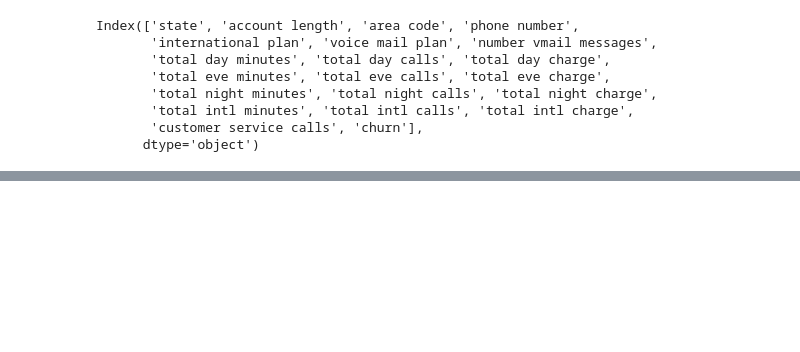
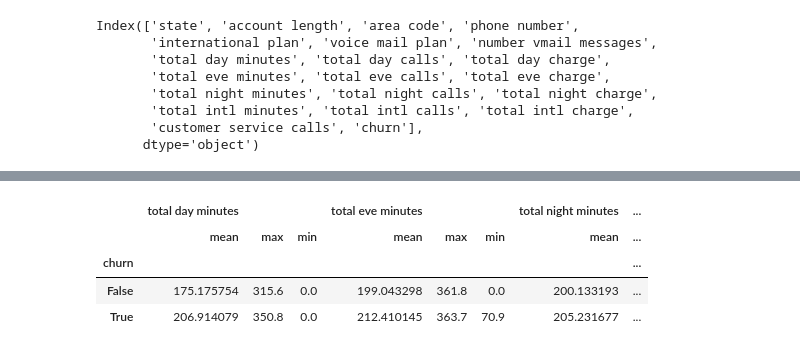
Before and after one commit to ScriptSherpa/python-and-ds, a Jupyter notebook: iguru03(EDA).ipynb, the cells around one changed output, grey strips where cells are left out. Saved outputs shown, nothing was run; the diff lists cells and outputs as text; code cells hidden in the pictures; blank space fills up the shorter version.

```diff
--- a/iguru03(EDA).ipynb
+++ b/iguru03(EDA).ipynb
@@ -227,0 +202,10 @@ AttributeError: 'DataFrame' object has no attribute 'duplicate'
+# %%
+# Grouping
+columns_to_show=['total day minutes','total eve minutes','total night minutes']
+data.groupby(['churn'])[columns_to_show].agg([np.mean,np.max,np.min])
+# %% [output]
+|  | total day minutes |  |  | total eve minutes |  |  | total night minutes | ... |
+|  | mean | max | min | mean | max | min | mean | ... |
+| churn |  |  |  |  |  |  |  | ... |
+| False | 175.175754 | 315.6 | 0.0 | 199.043298 | 361.8 | 0.0 | 200.133193 | ... |
+| True | 206.914079 | 350.8 | 0.0 | 212.410145 | 363.7 | 70.9 | 205.231677 | ... |
```
Also changed, not shown: parts of 31 cells of this notebook.
